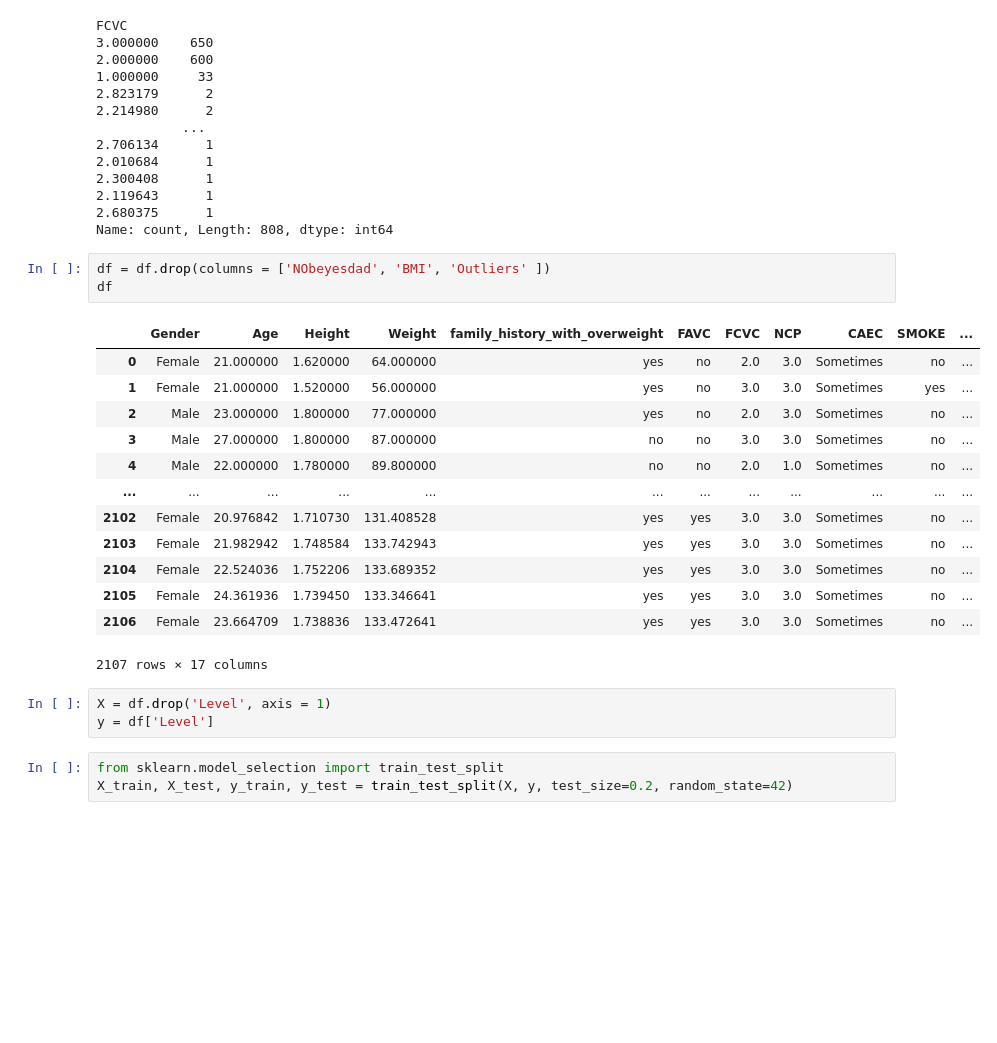
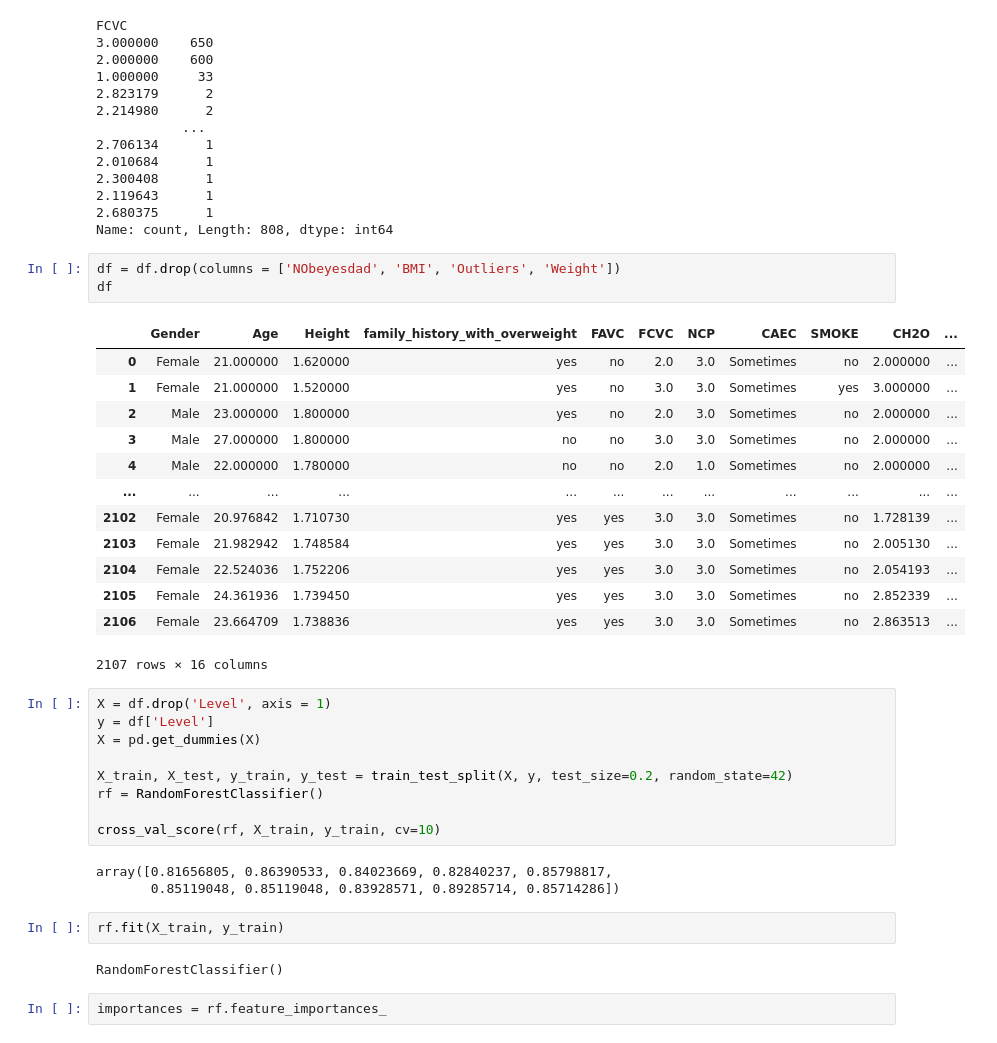
Before and after one commit to shekharbiswas/Obesity, a Jupyter notebook: Visuals.ipynb, the cells around one changed output. Saved outputs shown, nothing was run; the diff lists cells and outputs as text; blank space fills up the shorter version.

```diff
--- a/Visuals.ipynb
+++ b/Visuals.ipynb
@@ -120,25 +123,37 @@ FCVC
 2.680375      1
 Name: count, Length: 808, dtype: int64
 # %%
-df = df.drop(columns = ['NObeyesdad', 'BMI', 'Outliers' ])
+df = df.drop(columns = ['NObeyesdad', 'BMI', 'Outliers', 'Weight'])
 df
 # %% [output]
-|  | Gender | Age | Height | Weight | family_history_with_overweight | FAVC | FCVC | NCP | CAEC | SMOKE | ... |
-| 0 | Female | 21.000000 | 1.620000 | 64.000000 | yes | no | 2.0 | 3.0 | Sometimes | no | ... |
-| 1 | Female | 21.000000 | 1.520000 | 56.000000 | yes | no | 3.0 | 3.0 | Sometimes | yes | ... |
-| 2 | Male | 23.000000 | 1.800000 | 77.000000 | yes | no | 2.0 | 3.0 | Sometimes | no | ... |
-| 3 | Male | 27.000000 | 1.800000 | 87.000000 | no | no | 3.0 | 3.0 | Sometimes | no | ... |
-| 4 | Male | 22.000000 | 1.780000 | 89.800000 | no | no | 2.0 | 1.0 | Sometimes | no | ... |
+|  | Gender | Age | Height | family_history_with_overweight | FAVC | FCVC | NCP | CAEC | SMOKE | CH2O | ... |
+| 0 | Female | 21.000000 | 1.620000 | yes | no | 2.0 | 3.0 | Sometimes | no | 2.000000 | ... |
+| 1 | Female | 21.000000 | 1.520000 | yes | no | 3.0 | 3.0 | Sometimes | yes | 3.000000 | ... |
+| 2 | Male | 23.000000 | 1.800000 | yes | no | 2.0 | 3.0 | Sometimes | no | 2.000000 | ... |
+| 3 | Male | 27.000000 | 1.800000 | no | no | 3.0 | 3.0 | Sometimes | no | 2.000000 | ... |
+| 4 | Male | 22.000000 | 1.780000 | no | no | 2.0 | 1.0 | Sometimes | no | 2.000000 | ... |
 | ... | ... | ... | ... | ... | ... | ... | ... | ... | ... | ... | ... |
-| 2102 | Female | 20.976842 | 1.710730 | 131.408528 | yes | yes | 3.0 | 3.0 | Sometimes | no | ... |
-| 2103 | Female | 21.982942 | 1.748584 | 133.742943 | yes | yes | 3.0 | 3.0 | Sometimes | no | ... |
-| 2104 | Female | 22.524036 | 1.752206 | 133.689352 | yes | yes | 3.0 | 3.0 | Sometimes | no | ... |
-| 2105 | Female | 24.361936 | 1.739450 | 133.346641 | yes | yes | 3.0 | 3.0 | Sometimes | no | ... |
-| 2106 | Female | 23.664709 | 1.738836 | 133.472641 | yes | yes | 3.0 | 3.0 | Sometimes | no | ... |
+| 2102 | Female | 20.976842 | 1.710730 | yes | yes | 3.0 | 3.0 | Sometimes | no | 1.728139 | ... |
+| 2103 | Female | 21.982942 | 1.748584 | yes | yes | 3.0 | 3.0 | Sometimes | no | 2.005130 | ... |
+| 2104 | Female | 22.524036 | 1.752206 | yes | yes | 3.0 | 3.0 | Sometimes | no | 2.054193 | ... |
+| 2105 | Female | 24.361936 | 1.739450 | yes | yes | 3.0 | 3.0 | Sometimes | no | 2.852339 | ... |
+| 2106 | Female | 23.664709 | 1.738836 | yes | yes | 3.0 | 3.0 | Sometimes | no | 2.863513 | ... |
-2107 rows × 17 columns
+2107 rows × 16 columns
-# %%
-X = df.drop('Level', axis = 1)
-y = df['Level']
 # %%
-from sklearn.model_selection import train_test_split
+X = df.drop('Level', axis = 1)
+y = df['Level']
+X = pd.get_dummies(X)
+
 X_train, X_test, y_train, y_test = train_test_split(X, y, test_size=0.2, random_state=42)
+rf = RandomForestClassifier()
+
+cross_val_score(rf, X_train, y_train, cv=10)
+# %% [output]
+array([0.81656805, 0.86390533, 0.84023669, 0.82840237, 0.85798817,
+       0.85119048, 0.85119048, 0.83928571, 0.89285714, 0.85714286])
+# %%
+rf.fit(X_train, y_train)
+# %% [output]
+RandomForestClassifier()
+# %%
+importances = rf.feature_importances_
```
Also changed, not shown: parts of 3 cells of this notebook.
